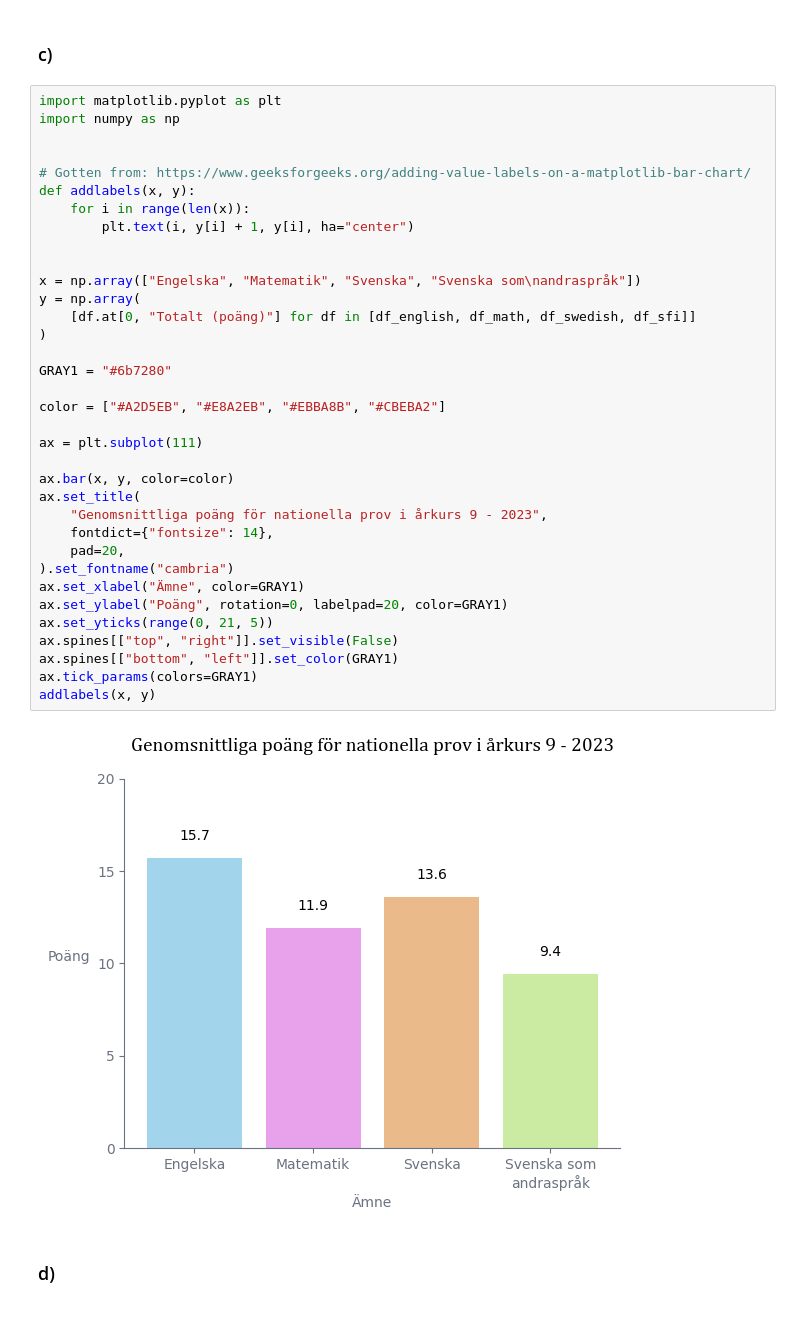
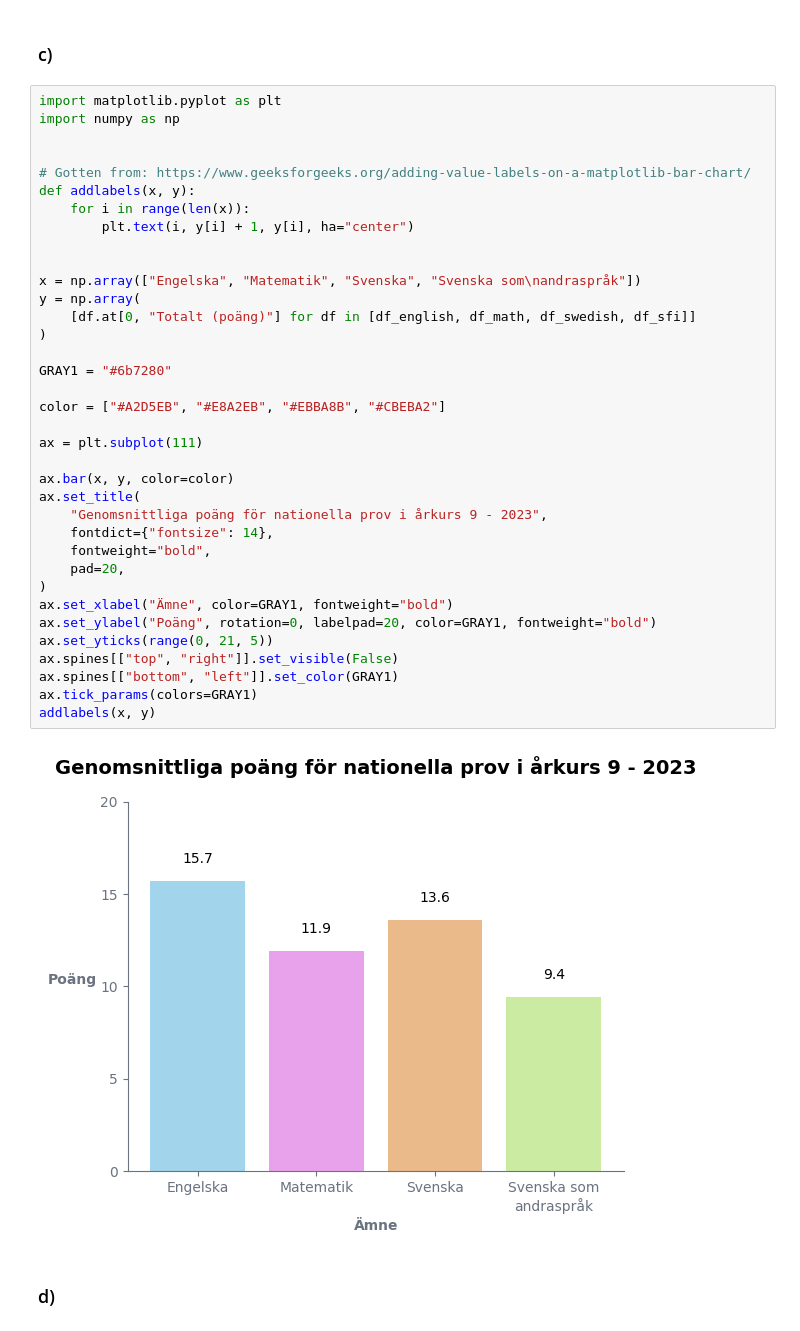
Before and after one commit to LordOfTurtles/Python-Erik-Johansson-OPA23, a Jupyter notebook: labb2/labb2.ipynb, the cells around one changed output. Cells and saved outputs as stored; diff of their text form.

Commit message:
graphs betyg o prov

```diff
--- a/labb2/labb2.ipynb
+++ b/labb2/labb2.ipynb
@@ -57,37 +57,38 @@ import numpy as np
 
 
 # Gotten from: https://www.geeksforgeeks.org/adding-value-labels-on-a-matplotlib-bar-chart/
 def addlabels(x, y):
     for i in range(len(x)):
         plt.text(i, y[i] + 1, y[i], ha="center")
 
 
 x = np.array(["Engelska", "Matematik", "Svenska", "Svenska som\nandraspråk"])
 y = np.array(
     [df.at[0, "Totalt (poäng)"] for df in [df_english, df_math, df_swedish, df_sfi]]
 )
 
 GRAY1 = "#6b7280"
 
 color = ["#A2D5EB", "#E8A2EB", "#EBBA8B", "#CBEBA2"]
 
 ax = plt.subplot(111)
 
 ax.bar(x, y, color=color)
 ax.set_title(
     "Genomsnittliga poäng för nationella prov i årkurs 9 - 2023",
     fontdict={"fontsize": 14},
+    fontweight="bold",
     pad=20,
-).set_fontname("cambria")
-ax.set_xlabel("Ämne", color=GRAY1)
-ax.set_ylabel("Poäng", rotation=0, labelpad=20, color=GRAY1)
+)
+ax.set_xlabel("Ämne", color=GRAY1, fontweight="bold")
+ax.set_ylabel("Poäng", rotation=0, labelpad=20, color=GRAY1, fontweight="bold")
 ax.set_yticks(range(0, 21, 5))
 ax.spines[["top", "right"]].set_visible(False)
 ax.spines[["bottom", "left"]].set_color(GRAY1)
 ax.tick_params(colors=GRAY1)
 addlabels(x, y)
 # %% [output]
-[figure, old version]
+[figure, new version]
 # %% [markdown]
 ### d)
 # %%
```
Also changed, not shown: parts of 7 cells of this notebook.
